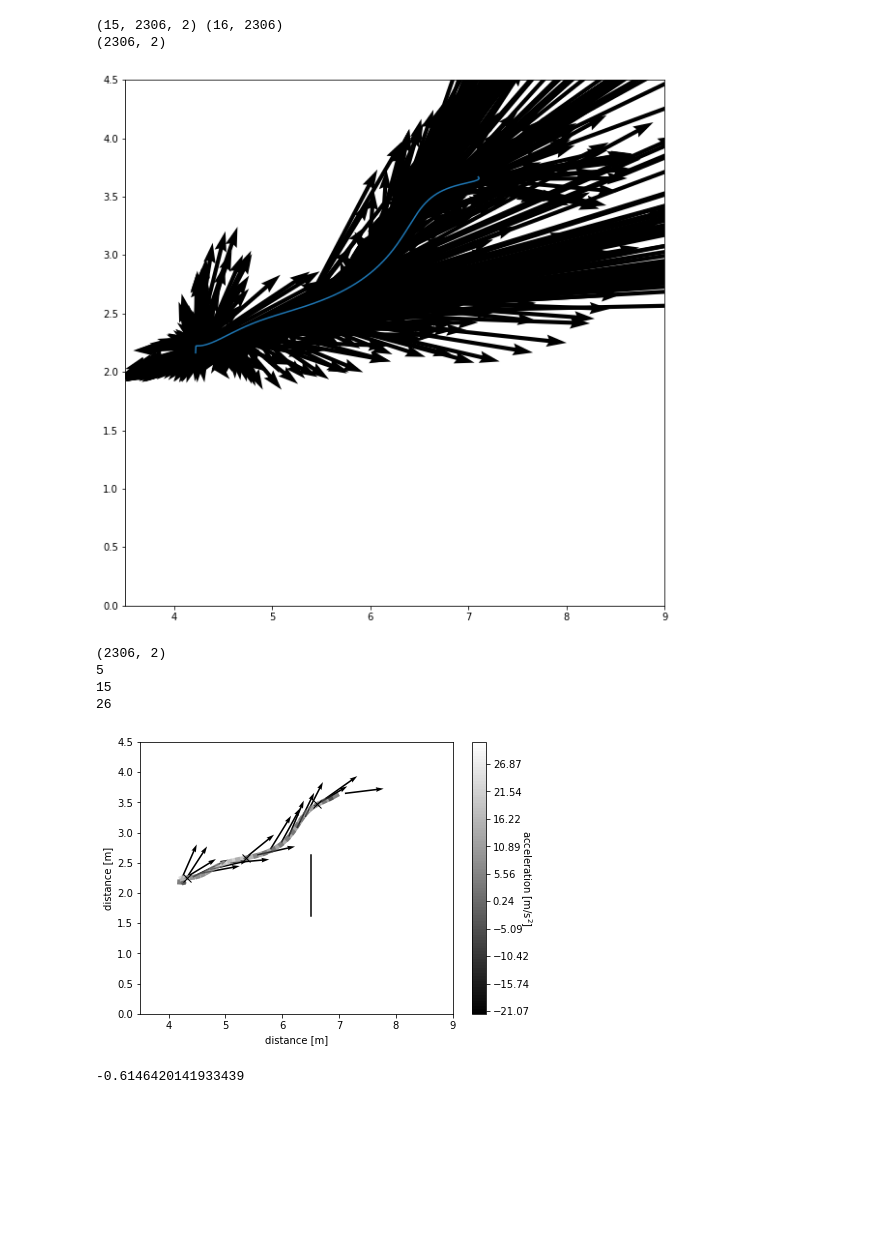
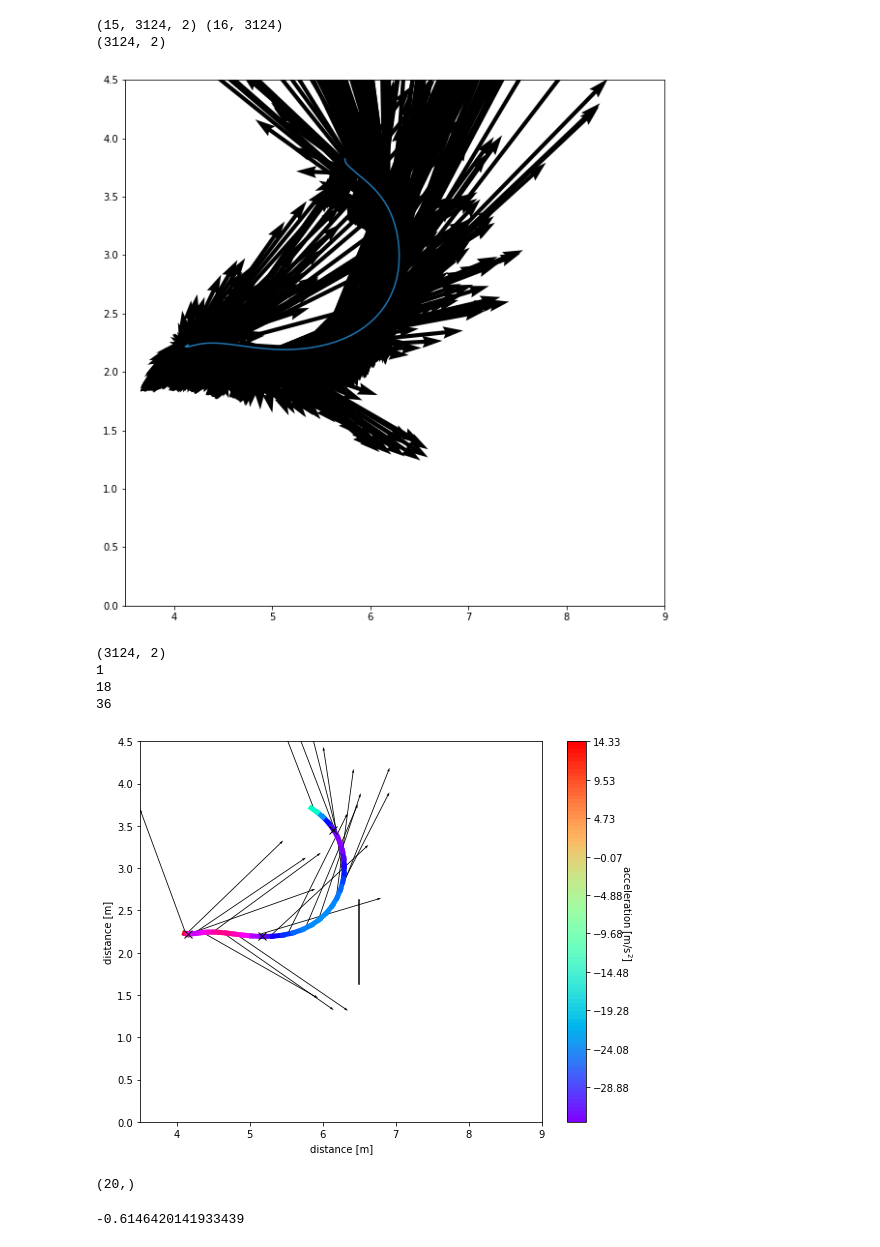
Before and after one commit to cowkami/bat_research, a Jupyter notebook: notebooks/get_pulse_direction.ipynb, the cells around one changed output. Cells and saved outputs as stored; diff of their text form; code cells hidden in the pictures; blank space fills up the shorter version.

Commit message:
color

```diff
--- a/notebooks/get_pulse_direction.ipynb
+++ b/notebooks/get_pulse_direction.ipynb
@@ -28,7 +28,7 @@ bat_ids = ['bat290', 'bat294', 'bat296', 'bat298']
 start_stop = [(160, 191), (240, 270), (189, 225), (190, 232)]
 numbers = [1, 2, 3, 5]
 
-no = 0
+no = 3
 # %%
 calib_tracks = load_bin_tracks(raw_sound_190526_path / 'no1.bin')
 
@@ -216,13 +213,11 @@ def cal_vectors_to_mic(x, z, t, mic_points):
     vectors = []
     for mic_point in mic_points:
         mic_x, mic_z = mic_point
-        vec_x = mic_x - x
-        vec_z = mic_z - z
+        vec_x, vec_z = mic_x - x, mic_z - z
         vector = np.array([vec_z, vec_x]).T
         vector_lengths = np.sqrt(vec_z**2 + vec_x**2).reshape(vector.shape[0], 1)
         unit_vector = vector / vector_lengths
         vectors.append(unit_vector)
-
     return np.array(vectors)
 
 
@@ -231,7 +226,6 @@ def sum_weighted_vectors(vectors, weights):
     for v, w in zip(vectors, weights):
         w_v = v * w.reshape(w.shape[0], 1)
         w_vectors.append(w_v)
-
     return np.sum(w_vectors, axis=0)
 
 
@@ -239,22 +233,23 @@ vectors = cal_vectors_to_mic(x, z, t, mic_points)
 print(vectors.shape, band_sums.shape)
 
 use_channels = np.array([4, 7, 8, 9, 10, 11, 12, 13])
-w_vectors = sum_weighted_vectors(vectors[1:-1], band_sums[2:-1])
-print(w_vectors.shape)
-
+w_vectors = sum_weighted_vectors(vectors, band_sums[1:])
 plt.figure(figsize=(10, 10), facecolor='white')
 plt.plot(z, x)
 
 for i in range(0, z.shape[0], 1):
     plt.quiver(z[i], x[i], w_vectors[i, 0], w_vectors[i, 1], scale=10000)
 
+print(w_vectors.shape)
+# 0], w_vectors[i, 1], scale=10000)
+
 plt.ylim([0, 4.5])
 plt.xlim([3.5, 9])
 plt.show()
 # %% [output]
-(15, 2306, 2) (16, 2306)
-(2306, 2)
+(15, 3124, 2) (16, 3124)
+(3124, 2)
-[figure, old version]
+[figure, new version]
 # %%
 from matplotlib import cm
 from matplotlib.colors import LinearSegmentedColormap
@@ -273,7 +268,7 @@ def line_2d_plot(df, s_or_a=None):
     xs = np.array(xs[:-1])
     zs = np.array(zs[:-1])
 
-    fig = plt.figure(figsize=(7, 5), facecolor='white')
+    fig = plt.figure(figsize=(9, 7), facecolor='white')
     plt.plot(zs[0], xs[0], 'o' , color='orange')
 
     if s_or_a in [1, 2]:
@@ -287,22 +282,22 @@ def line_2d_plot(df, s_or_a=None):
         brake_points = np.array(brake_points)
 
 
-#         mymap = LinearSegmentedColormap.from_list('rainbow', ['red', 'blue'])
-        mymap = LinearSegmentedColormap.from_list('gray', ['white', 'black'])
+        mymap = LinearSegmentedColormap.from_list('rainbow', ['red', 'blue'])
+#         mymap = LinearSegmentedColormap.from_list('gray', ['white', 'black'])
 
         levels = np.linspace(ds.min(), ds.max(), num=100)
-        CS3 = plt.contourf([[0, 0], [0, 0]], levels, cmap='gray')
-#         CS3 = plt.contourf([[0, 0], [0, 0]], levels, cmap='rainbow')
+#         CS3 = plt.contourf([[0, 0], [0, 0]], levels, cmap='gray')
+        CS3 = plt.contourf([[0, 0], [0, 0]], levels, cmap='rainbow')
         plt.clf()
 
         for x1, x2, y1, y2, d in zip(zs[:-1], zs[1:], xs[:-1], xs[1:], ds):
             # setting rgb color based on z normalized to my range
             r = (d - ds.min()) / (ds.max() - ds.min())
 #             plt.plot([x1, x2], [y1, y2], color='black', linewidth=r*20+3)
-            plt.plot([x1, x2], [y1, y2], color=cm.gray(r), linewidth=5, alpha=0.5)
-#             plt.plot([x1, x2], [y1, y2], color=cm.hsv(r), linewidth=5)
+#             plt.plot([x1, x2], [y1, y2], color=cm.gray(r), linewidth=5, alpha=0.5)
+            plt.plot([x1, x2], [y1, y2], color=cm.hsv(r), linewidth=5)
         cbar = plt.colorbar(CS3) # using the colorbar info I got from contourf
-        cbar.ax.set_ylabel(r'acceleration [m/$\rm s^2$]', rotation=270)
+        cbar.ax.set_ylabel(r'acceleration [m/$\rm s^2$]', rotation=270, position=(0, 0.55))
         for i in brake_points:
             print(i)
             plt.plot(zs[i], xs[i], 'x', color='black', markersize=8)
@@ -345,44 +340,46 @@ def choose_pulses_ind(vectors, n=20):
     lengths = np.sqrt(vectors[:, 0]**2 + vectors[:, 1]**2)
     ind = np.argsort(lengths)
     print(ind)
     return ind[-n:]
 
 
 def normalize_vector_norms(vectors):
     lengths = np.sqrt(vectors[:, 0]**2 + vectors[:, 1]**2)
     lengths = (lengths - np.min(lengths)) / (np.max(lengths) - np.min(lengths))
     return vectors / lengths.reshape(lengths.shape[0], 1)
 
 
-ind = pulse_ind + 10
+ind = pulse_ind
 
 p_vectors = convert_unit_vectors(w_vectors)
 # p_vectors = normalize_vector_norms(w_vectors[ind])
-# ind = choose_pulses_ind(p_vectors, n=pulse_ind.shape[0])
+# ind = choose_pulses_ind(w_vectors, n=pulse_ind.shape[0])
 print(p_vectors.shape)
 
 
 line_2d_plot(xyzt[no], s_or_a=2)
-
-# plot obstacle
-
 
 plt.quiver(
     z[ind],
     x[ind],
     p_vectors[ind, 0],
     p_vectors[ind, 1],
-    scale=8, color='black', width=0.005)
+    scale=3, color='black', width=0.002)
+
+# plt.plot(z[ind], x[ind], '.', color='white')
 
 plt.ylim([0, 4.5])
 plt.xlim([3.5, 9])
 
-
-plt.savefig(f'fig_no{numbers[no]}_gray.png')
+plt.savefig(f'fig_no{numbers[no]}_color.png')
 # %% [output]
-(2306, 2)
-5
-15
-26
+(3124, 2)
+1
+18
+36
-[figure, old version]
+[figure, new version]
+# %%
+ind.shape
+# %% [output]
+(20,)
 # %%
```
Also changed, not shown: parts of 10 cells of this notebook.
